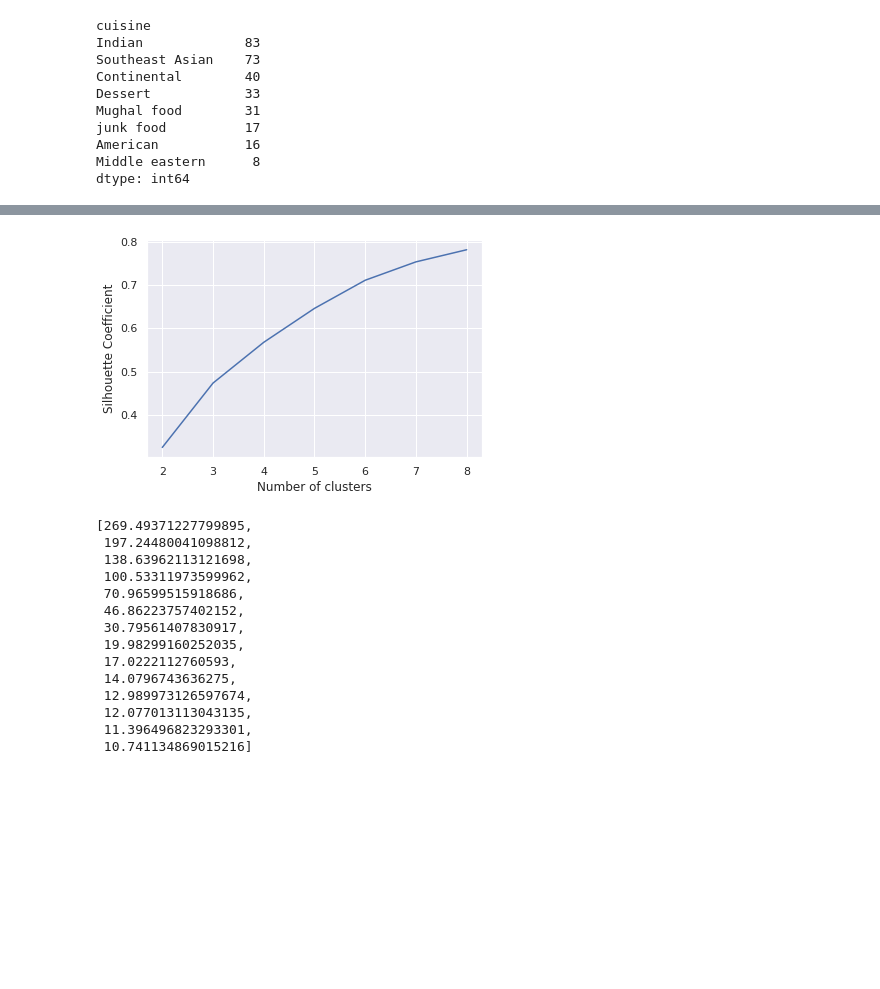
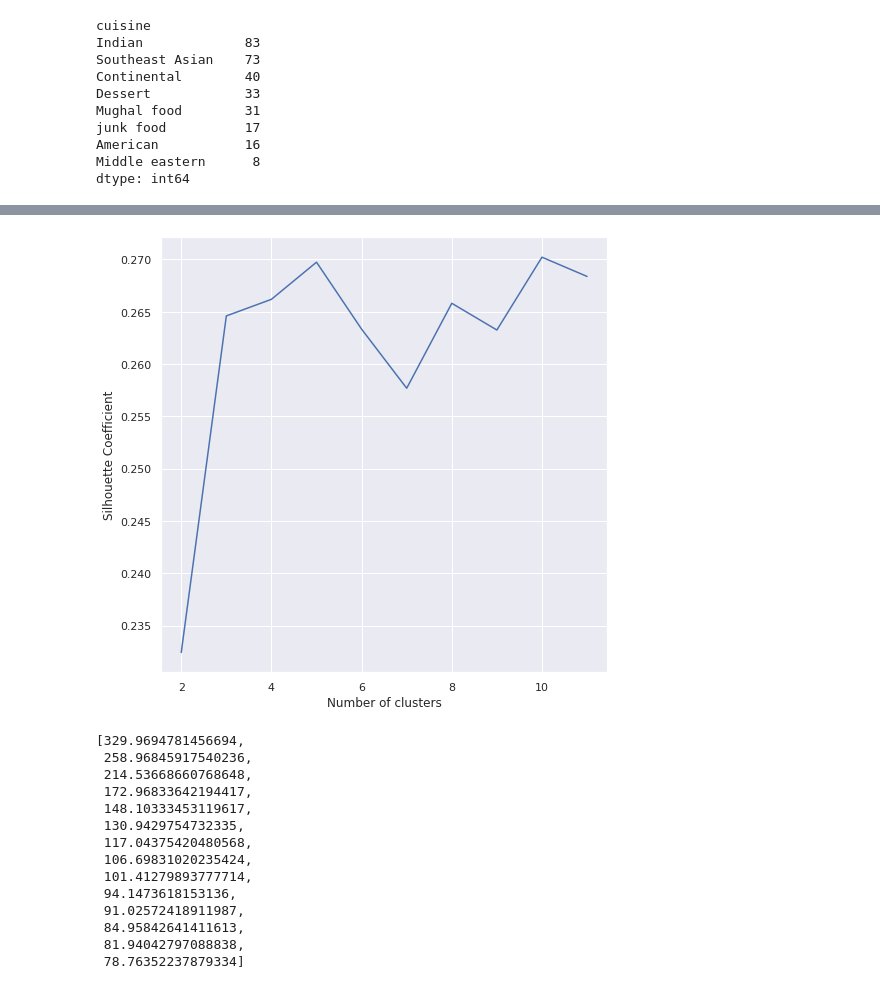
Before and after one commit to dkd99/ZOMATO-RESTAURANT-CLUSTERING-AND-SENTIMENT-ANALYSIS, a Jupyter notebook: ZOMATO_RESTAURANT_CLUSTERING_AND_SENTIMENT_ANALYSIS.ipynb, the cells around one changed output, grey strips where cells are left out. Saved outputs shown, nothing was run; the diff lists cells and outputs as text; code cells hidden in the pictures; blank space fills up the shorter version.

```diff
--- a/ZOMATO_RESTAURANT_CLUSTERING_AND_SENTIMENT_ANALYSIS.ipynb
+++ b/ZOMATO_RESTAURANT_CLUSTERING_AND_SENTIMENT_ANALYSIS.ipynb
@@ -1067,0 +1070,2 @@ df_final.head(5)
+# %%
+x=list(set(list(df_final.columns))-{'Rating','Cost'})
@@ -1068,5 +1083,5 @@ df_final.head(5)
 # %%
 ms=MinMaxScaler()
-df_final_scaled=ms.fit_transform(df_final)
+df_final_scaled=ms.fit_transform(df_final[['Rating','Cost']])
 df_final_scaled
 # %% [output]
@@ -1090,0 +1125,2 @@ array([0.9516129 , 0.35849057, 0.        , 0.        , 0.        ,
+# %%
+df_scaled=pd.concat([pd.DataFrame({'Rating':list(df_final_scaled[:,0]),'Cost':list(df_final_scaled[:,1])}),df_final[x]],axis=1)
@@ -1095,8 +1155,8 @@ k_range = range(2, 12)
 scores = []
 for k in k_range:
     km = KMeans(n_clusters=k, random_state=1)
-    km.fit(df_final_scaled)
-    scores.append(metrics.silhouette_score(df_final_scaled, km.labels_))
+    km.fit(df_scaled.values)
+    scores.append(metrics.silhouette_score(df_scaled.values, km.labels_))
 # %%
 scores
 # %% [output]
@@ -1113,36 +1173,37 @@ scores
 # %%
 # plot the results
+plt.figure(figsize=(8,8))
 plt.plot(k_range, scores)
 plt.xlabel('Number of clusters')
 plt.ylabel('Silhouette Coefficient')
 plt.grid(True)
 # %% [output]
-[figure, old version]
+[figure, new version]
 # %%
 cluster_range = range(1,15)
 cluster_errors = []
 
 for num_clusters in cluster_range:
     clusters = KMeans( num_clusters )
-    clusters.fit_transform(df_final_scaled)
+    clusters.fit_transform(df_scaled)
     cluster_errors.append( clusters.inertia_ )
 
 cluster_errors
 # %% [output]
-[269.49371227799895,
- 197.24480041098812,
- 138.63962113121698,
- 100.53311973599962,
- 70.96599515918686,
- 46.86223757402152,
- 30.79561407830917,
- 19.98299160252035,
- 17.0222112760593,
- 14.0796743636275,
- 12.989973126597674,
- 12.077013113043135,
- 11.396496823293301,
- 10.741134869015216]
+[329.9694781456694,
+ 258.96845917540236,
+ 214.53668660768648,
+ 172.96833642194417,
+ 148.10333453119617,
+ 130.9429754732335,
+ 117.04375420480568,
+ 106.69831020235424,
+ 101.41279893777714,
+ 94.1473618153136,
+ 91.02572418911987,
+ 84.95842641411613,
+ 81.94042797088838,
+ 78.76352237879334]
 # %%
 clusters_df = pd.DataFrame( { "num_clusters":cluster_range, "cluster_errors": cluster_errors } )
 clusters_df[0:9]
```
Also changed, not shown: parts of 90 cells of this notebook.
